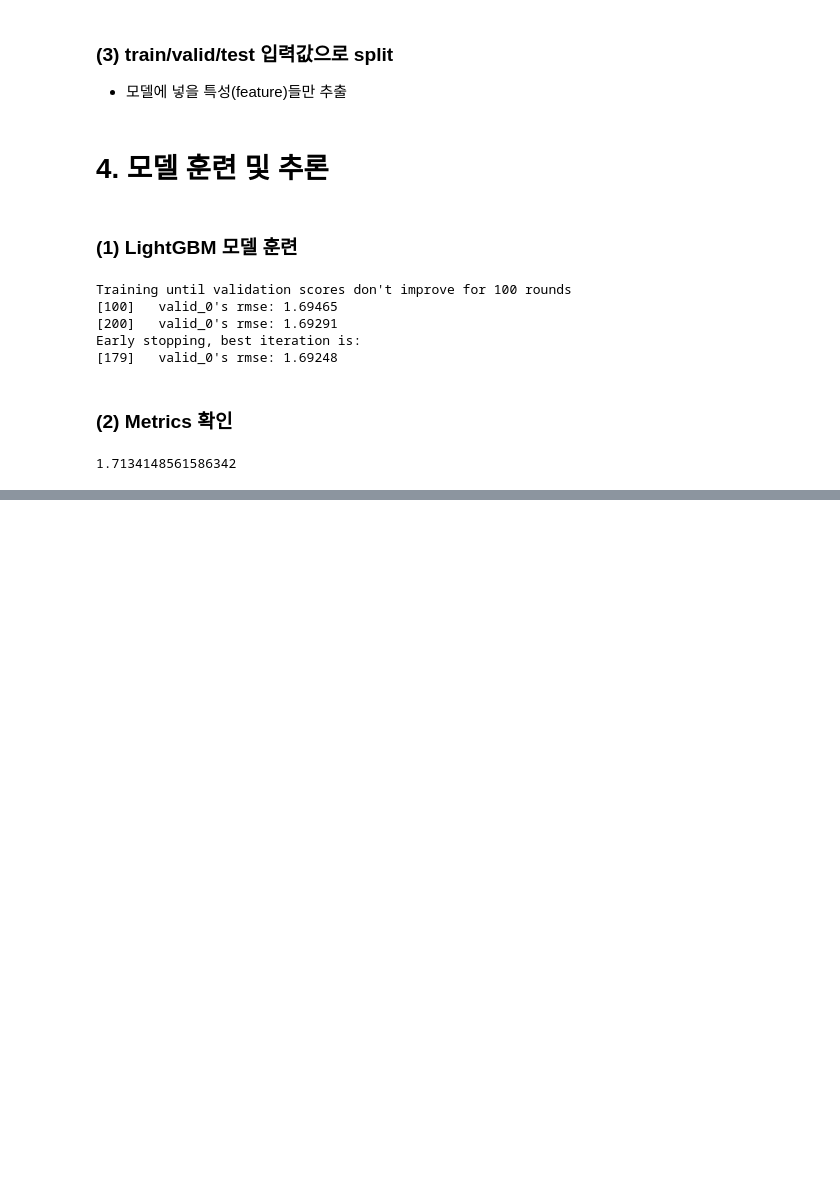
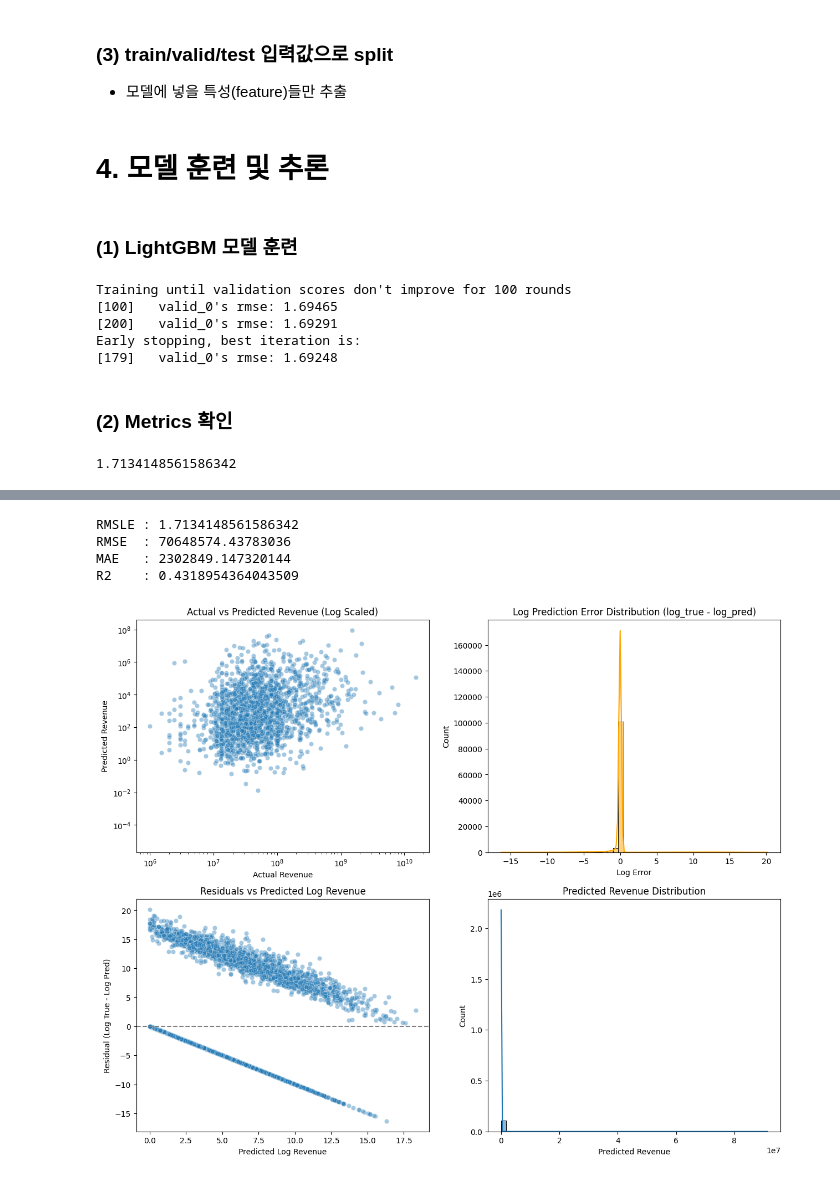
Before and after one commit to yeedacoding/eCommerce-User-Behavior-Analytics, a Jupyter notebook: revenue_prediction.ipynb, the cells around one changed output, grey strips where cells are left out. Saved outputs shown, nothing was run; the diff lists cells and outputs as text; code cells hidden in the pictures; blank space fills up the shorter version.

Commit message:
Revenue Prediction

```diff
--- a/revenue_prediction.ipynb
+++ b/revenue_prediction.ipynb
@@ -337,23 +337,25 @@ test_X = test_df[cat_cols + num_cols]
 # %% [markdown]
 ### (1) LightGBM 모델 훈련
 # %%
-# custom function to run light gbm model
+# 훈련 함수 정의
 def run_lgb(train_X, train_y, val_X, val_y, test_X):
     params = {
-        "objective" : "regression",
-        "metric" : "rmse",
-        "num_leaves" : 30,
-        "min_child_samples" : 100,
-        "learning_rate" : 0.1,
-        "bagging_fraction" : 0.7,
-        "feature_fraction" : 0.5,
-        "bagging_frequency" : 5,
+        "objective" : "regression", # 회귀
+        "metric" : "rmse",          # 평가지표
+        "num_leaves" : 50,          # 트리 복잡도
+        "min_child_samples" : 100,  # 과적합 방지를 위한 최소 데이터 수
+        "learning_rate" : 0.1,      # 학습률
+        "bagging_fraction" : 0.7,   # 샘플링 비율 (row)
+        "feature_fraction" : 0.5,   # 피처 샘플링 비율 (column)
+        "bagging_frequency" : 5,    # 5라운드마다 bagging 수행
         "bagging_seed" : 2018,
         "verbosity" : -1
     }
 
+    # 데이터셋
     lgtrain = lgb.Dataset(train_X, label=train_y)
     lgval = lgb.Dataset(val_X, label=val_y)
+    # 모델 훈련 (1000라운드 훈련, 검증 성능이 100번 안 좋아지면 중단)
     model = lgb.train(params, lgtrain, 1000, valid_sets=[lgval], callbacks=[early_stopping(stopping_rounds=100), lgb.log_evaluation(period=100)])
 
     pred_test_y = model.predict(test_X, num_iteration=model.best_iteration)
@@ -385,0 +401,49 @@ print(np.sqrt(metrics.mean_squared_error(np.log1p(val_pred_df["transactionRevenu
+# %%
+# 로그 예측값 복원
+val_pred_df['log_true'] = np.log1p(val_pred_df['transactionRevenue'])
+val_pred_df['log_pred'] = np.log1p(val_pred_df['PredictedRevenue'])
+val_pred_df['error'] = val_pred_df['log_true'] - val_pred_df['log_pred']
+
+# 평가지표 출력
+print('RMSLE :', np.sqrt(metrics.mean_squared_error(val_pred_df['log_true'], val_pred_df['log_pred'])))
+print('RMSE  :', np.sqrt(metrics.mean_squared_error(val_pred_df['transactionRevenue'], val_pred_df['PredictedRevenue'])))
+print('MAE   :', metrics.mean_absolute_error(val_pred_df['transactionRevenue'], val_pred_df['PredictedRevenue']))
+print('R2    :', metrics.r2_score(val_pred_df['log_true'], val_pred_df['log_pred']))
+
+# 시각화
+fig, axes = plt.subplots(2, 2, figsize=(15, 12))
+
+## 1. 실제 vs 예측 산점도
+sns.scatterplot(data=val_pred_df, x='transactionRevenue', y='PredictedRevenue', ax=axes[0,0], alpha=0.4)
+axes[0, 0].set_xscale('log')
+axes[0, 0].set_yscale('log')
+axes[0, 0].set_title('Actual vs Predicted Revenue (Log Scaled)')
+axes[0, 0].set_xlabel('Actual Revenue')
+axes[0, 0].set_ylabel('Predicted Revenue')
+
+## 2. 로그 에러 분포
+sns.histplot(val_pred_df["error"], bins=50, kde=True, ax=axes[0, 1], color="orange")
+axes[0, 1].set_title("Log Prediction Error Distribution (log_true - log_pred)")
+axes[0, 1].set_xlabel("Log Error")
+axes[0, 1].set_ylabel("Count")
+
+## 3. 잔차(residuals) vs 예측값
+sns.scatterplot(x="log_pred", y="error", data=val_pred_df, ax=axes[1, 0], alpha=0.4)
+axes[1, 0].axhline(0, linestyle="--", color="gray")
+axes[1, 0].set_title("Residuals vs Predicted Log Revenue")
+axes[1, 0].set_xlabel("Predicted Log Revenue")
+axes[1, 0].set_ylabel("Residual (Log True - Log Pred)")
+
+## 4. 예측값 분포
+sns.histplot(val_pred_df["PredictedRevenue"], bins=50, kde=True, ax=axes[1, 1])
+axes[1, 1].set_title("Predicted Revenue Distribution")
+axes[1, 1].set_xlabel("Predicted Revenue")
+axes[1, 1].set_ylabel("Count")
+
+plt.show()
+# %% [output]
+RMSLE : 1.7134148561586342
+RMSE  : 70648574.43783036
+MAE   : 2302849.147320144
+R2    : 0.4318954364043509
+[figure, added]
```
Also changed, not shown: parts of 3 cells of this notebook.
